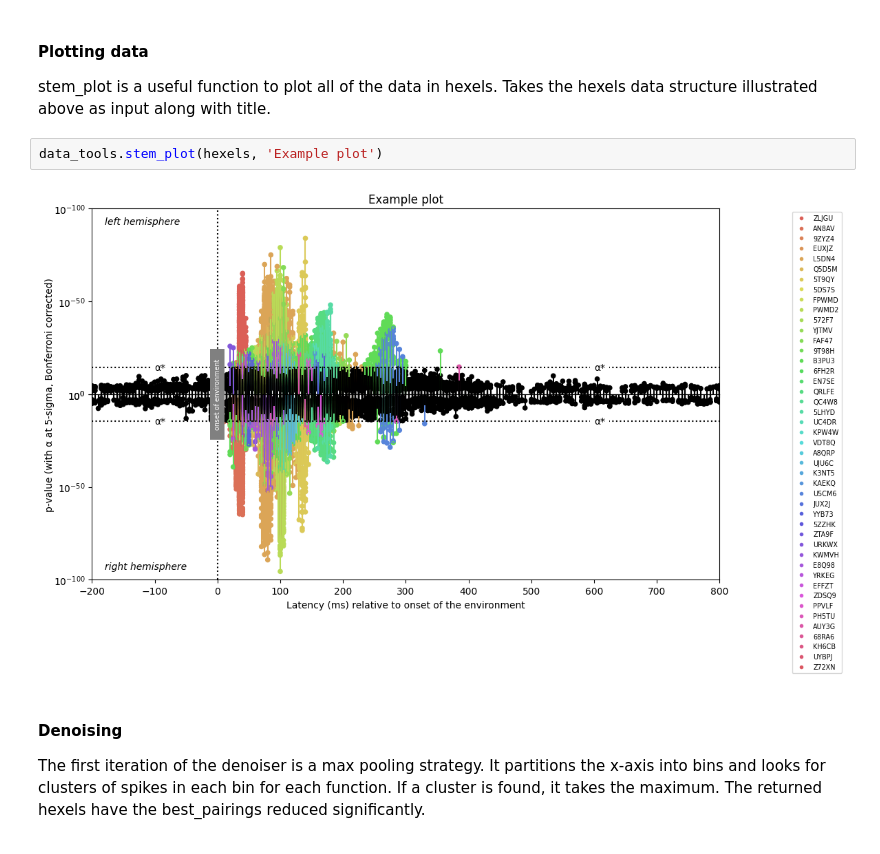
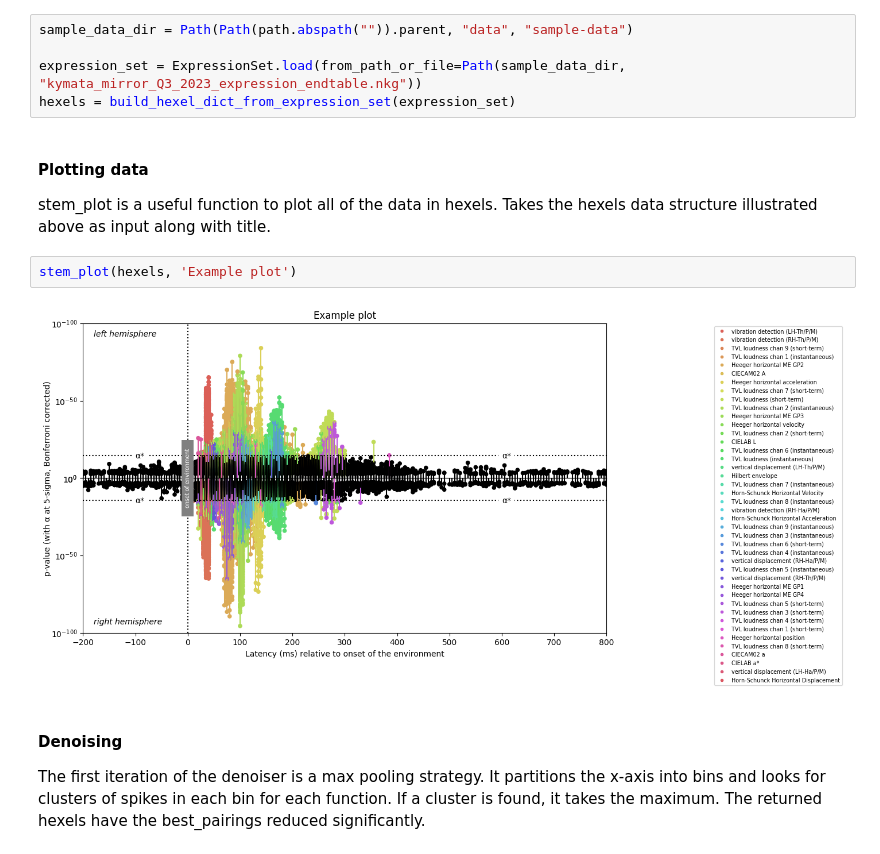
Before and after one commit to kymata-atlas/kymata-core, a Jupyter notebook: demos/demo_ippm.ipynb, the cells around one changed output. Drawn from its saved outputs; the diff is of its cells as text.

Commit message:
Update demo to load from mirror .nkg file rather than API.

```diff
--- a/demos/demo_ippm.ipynb
+++ b/demos/demo_ippm.ipynb
@@ -15,11 +18,16 @@ hexels = data_tools.fetch_data('https://kymata.org/api/datasets/8')
+# %%
+sample_data_dir = Path(Path(path.abspath("")).parent, "data", "sample-data")
+
+expression_set = ExpressionSet.load(from_path_or_file=Path(sample_data_dir, "kymata_mirror_Q3_2023_expression_endtable.nkg"))
+hexels = build_hexel_dict_from_expression_set(expression_set)
 # %% [markdown]
 #### Plotting data
 
 stem_plot is a useful function to plot all of the data in hexels. Takes the hexels data structure illustrated above as input along with title.
 # %%
-data_tools.stem_plot(hexels, 'Example plot')
+stem_plot(hexels, 'Example plot')
 # %% [output]
-[figure, old version]
+[figure, new version]
 # %% [markdown]
 #### Denoising
 
```
Also changed, not shown: parts of 5 cells of this notebook, 6 other files.
